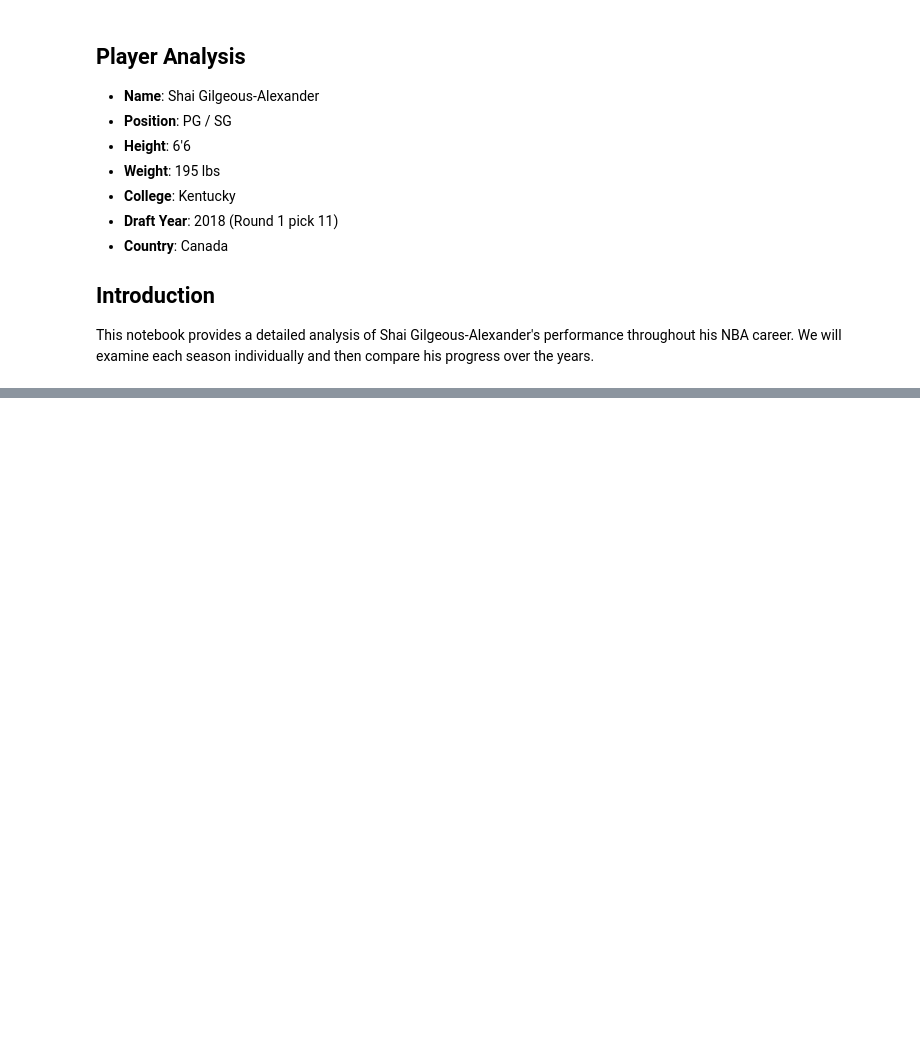
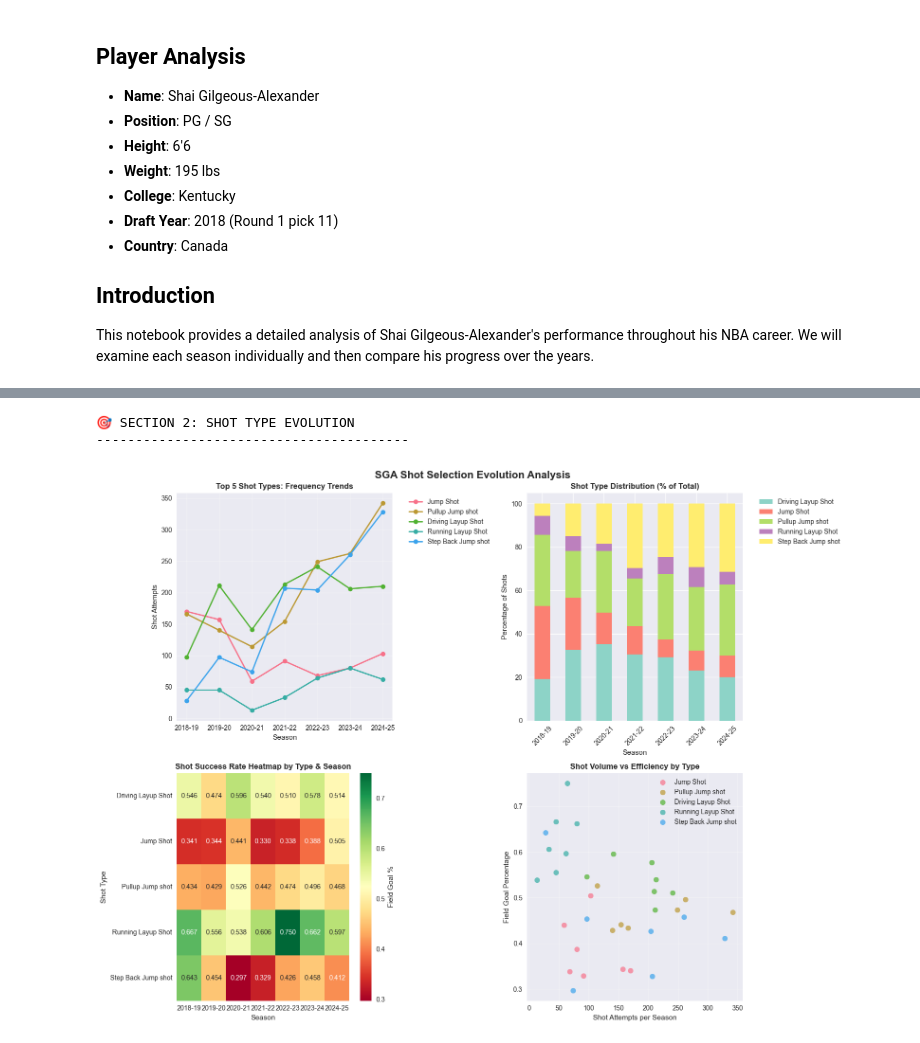
Before and after one commit to spon7ge/shai-gilgeous-alexander-Analysis, a Jupyter notebook: SGA.ipynb, the cells around one changed output, grey strips where cells are left out. Cells and saved outputs as stored; diff of their text form; code cells hidden in the pictures; blank space fills up the shorter version.

```diff
--- a/SGA.ipynb
+++ b/SGA.ipynb
@@ -260,15 +331,0 @@ Filtered Data with Top Actions
-# %%
-# Group the filtered data by season and action type to count the occurrences of each action per season
-action_counts = filtered_data.groupby(['SEASON', 'ACTION_TYPE']).size().unstack(fill_value=0)
-
-# Plot the data
-plt.figure(figsize=(10, 6))
-for action in top_actions:
-    plt.plot(action_counts.index, action_counts[action], marker='o', label=action)
-
-plt.title('Top Actions Frequency Across Seasons')
-plt.xlabel('Season')
-plt.ylabel('Frequency')
-plt.legend()
-plt.grid(True)
-plt.show()
@@ -359,0 +367,59 @@ plt.show()
+# %%
+print(f"\n🎯 SECTION 2: SHOT TYPE EVOLUTION")
+print("-" * 40)
+
+# Create shot type evolution visualization
+fig, axes = plt.subplots(2, 2, figsize=(16, 12))
+fig.suptitle('SGA Shot Selection Evolution Analysis', fontsize=16, fontweight='bold')
+
+# 2.1 Top Actions Frequency Over Time
+action_counts = filtered_data.groupby(['SEASON', 'ACTION_TYPE']).size().unstack(fill_value=0)
+ax1 = axes[0, 0]
+for action in top_actions:
+    ax1.plot(action_counts.index, action_counts[action], marker='o', linewidth=2, label=action)
+ax1.set_title('Top 5 Shot Types: Frequency Trends', fontweight='bold')
+ax1.set_xlabel('Season')
+ax1.set_ylabel('Shot Attempts')
+ax1.legend(bbox_to_anchor=(1.05, 1), loc='upper left')
+ax1.grid(True, alpha=0.3)
+
+# 2.2 Shot Type Percentage Distribution
+shot_pct_by_season = filtered_data.groupby(['SEASON', 'ACTION_TYPE']).size().unstack(fill_value=0)
+shot_pct_by_season = shot_pct_by_season.div(shot_pct_by_season.sum(axis=1), axis=0) * 100
+
+ax2 = axes[0, 1]
+shot_pct_by_season.plot(kind='bar', stacked=True, ax=ax2, colormap='Set3')
+ax2.set_title('Shot Type Distribution (% of Total)', fontweight='bold')
+ax2.set_xlabel('Season')
+ax2.set_ylabel('Percentage of Shots')
+ax2.legend(bbox_to_anchor=(1.05, 1), loc='upper left')
+ax2.tick_params(axis='x', rotation=45)
+
+# 2.3 Shot Success Rate by Type
+success_rate = filtered_data.groupby(['SEASON', 'ACTION_TYPE'])['SHOT_MADE_FLAG'].mean().unstack(fill_value=0)
+ax3 = axes[1, 0]
+sns.heatmap(success_rate.T, annot=True, fmt='.3f', cmap='RdYlGn', ax=ax3, cbar_kws={'label': 'Field Goal %'})
+ax3.set_title('Shot Success Rate Heatmap by Type & Season', fontweight='bold')
+ax3.set_xlabel('Season')
+ax3.set_ylabel('Shot Type')
+
+# 2.4 Shot Volume vs Efficiency Scatter
+ax4 = axes[1, 1]
+for action in top_actions:
+    action_data = filtered_data[filtered_data['ACTION_TYPE'] == action]
+    volumes = action_data.groupby('SEASON').size()
+    efficiency = action_data.groupby('SEASON')['SHOT_MADE_FLAG'].mean()
+    ax4.scatter(volumes, efficiency, label=action, s=60, alpha=0.7)
+
+ax4.set_title('Shot Volume vs Efficiency by Type', fontweight='bold')
+ax4.set_xlabel('Shot Attempts per Season')
+ax4.set_ylabel('Field Goal Percentage')
+ax4.legend()
+ax4.grid(True, alpha=0.3)
+
+plt.tight_layout()
+plt.show()
+# %% [output]
+🎯 SECTION 2: SHOT TYPE EVOLUTION
+----------------------------------------
+[figure, added]
```
Also changed, not shown: parts of 24 cells of this notebook, 1 other file.
